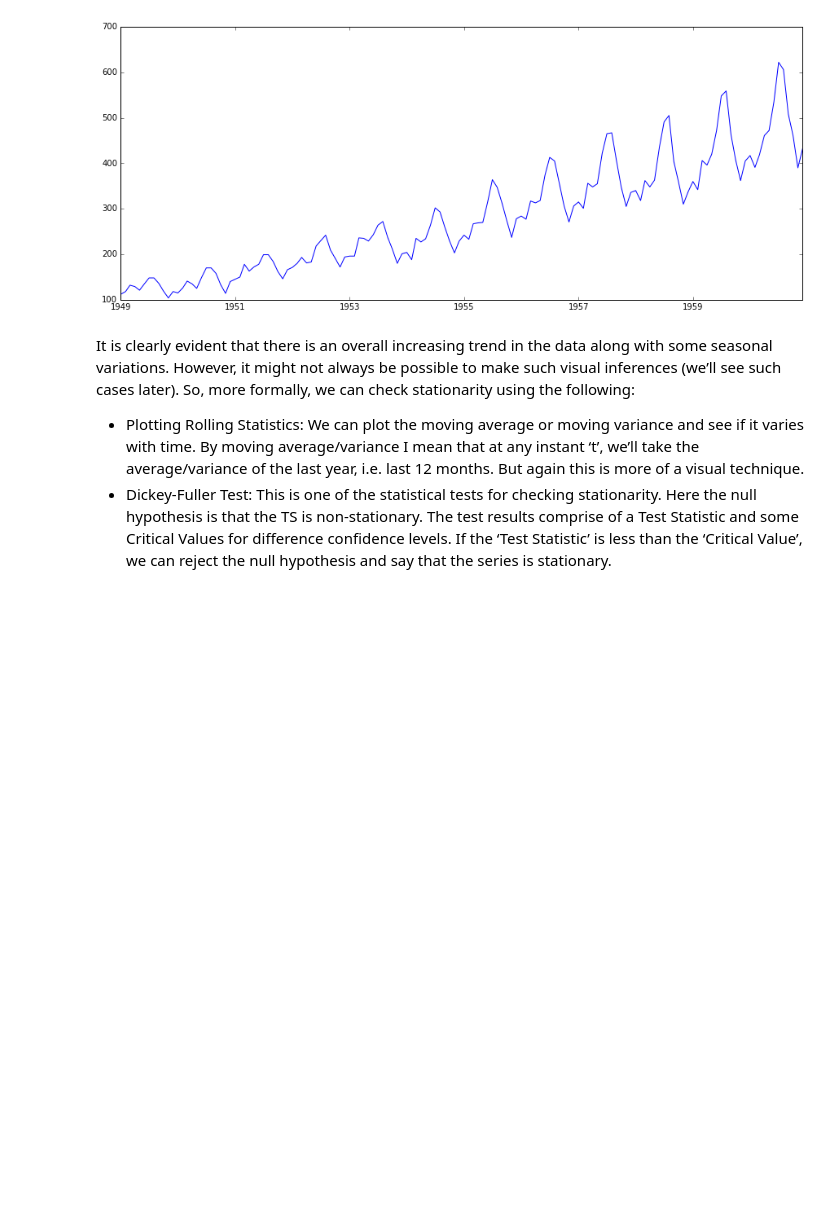
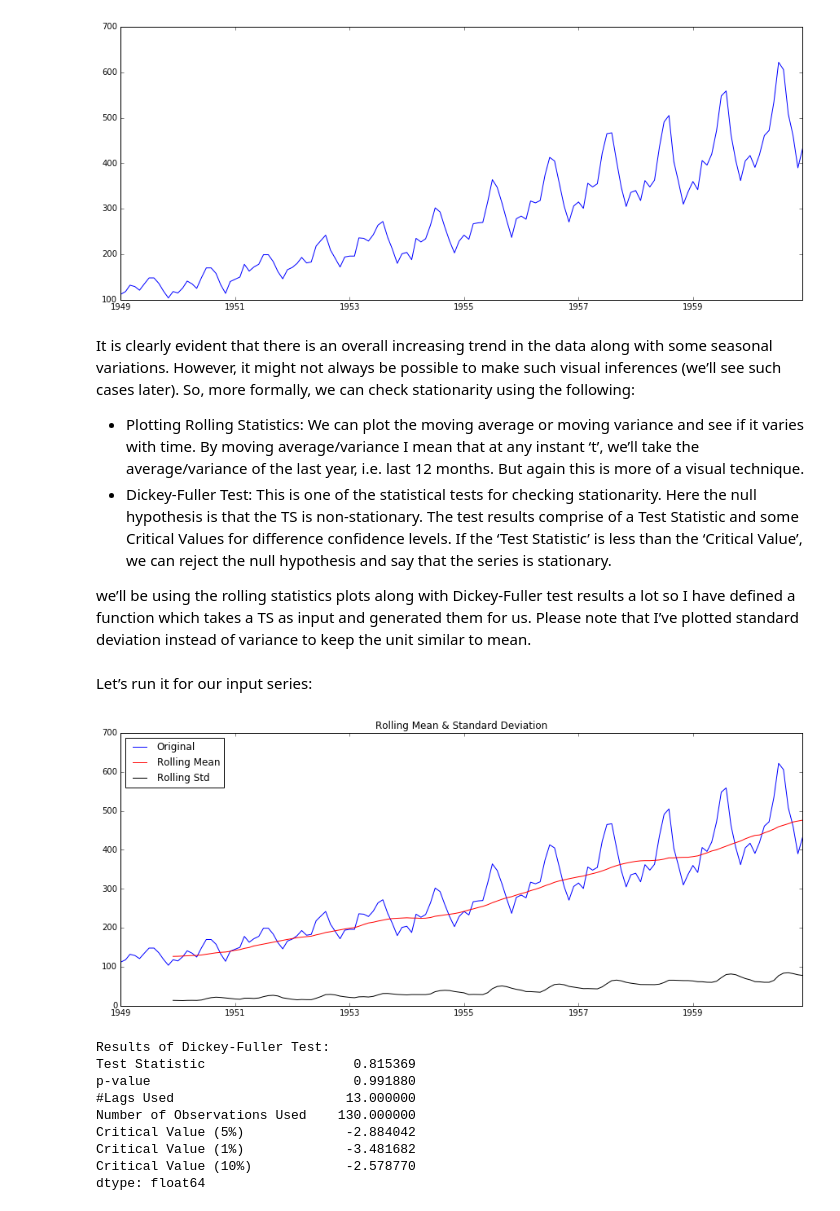
Before and after one commit to benjaminsw/timeseries_pandas, a Jupyter notebook: Time Series.ipynb, the cells around one changed output. Saved outputs shown, nothing was run; the diff lists cells and outputs as text; code cells hidden in the pictures; blank space fills up the shorter version.

Commit message:
Forecasting a Time Series

```diff
--- a/Time Series.ipynb
+++ b/Time Series.ipynb
@@ -173,3 +176,42 @@ It is clearly evident that there is an overall increasing trend in the data alon
 
 + Plotting Rolling Statistics: We can plot the moving average or moving variance and see if it varies with time. By moving average/variance I mean that at any instant ‘t’, we’ll take the average/variance of the last year, i.e. last 12 months. But again this is more of a visual technique.
 + Dickey-Fuller Test: This is one of the statistical tests for checking stationarity. Here the null hypothesis is that the TS is non-stationary. The test results comprise of a Test Statistic and some Critical Values for difference confidence levels. If the ‘Test Statistic’ is less than the ‘Critical Value’, we can reject the null hypothesis and say that the series is stationary.
+
+we’ll be using the rolling statistics plots along with Dickey-Fuller test results a lot so I have defined a function which takes a TS as input and generated them for us. Please note that I’ve plotted standard deviation instead of variance to keep the unit similar to mean.
+# %%
+def test_stationarity(timeseries):
+
+    #Determing rolling statistics
+    rolmean = pd.rolling_mean(timeseries, window=12)
+    rolstd = pd.rolling_std(timeseries, window=12)
+
+    #Plot rolling statistics:
+    orig = plt.plot(timeseries, color='blue',label='Original')
+    mean = plt.plot(rolmean, color='red', label='Rolling Mean')
+    std = plt.plot(rolstd, color='black', label = 'Rolling Std')
+    plt.legend(loc='best')
+    plt.title('Rolling Mean & Standard Deviation')
+    plt.show(block=False)
+
+    #Perform Dickey-Fuller test:
+    print 'Results of Dickey-Fuller Test:'
+    dftest = adfuller(timeseries, autolag='AIC')
+    dfoutput = pd.Series(dftest[0:4], index=['Test Statistic','p-value','#Lags Used','Number of Observations Used'])
+    for key,value in dftest[4].items():
+        dfoutput['Critical Value (%s)'%key] = value
+    print dfoutput
+# %% [markdown]
+Let’s run it for our input series:
+# %%
+test_stationarity(ts)
+# %% [output]
+[figure, added]
+Results of Dickey-Fuller Test:
+Test Statistic                   0.815369
+p-value                          0.991880
+#Lags Used                      13.000000
+Number of Observations Used    130.000000
+Critical Value (5%)             -2.884042
+Critical Value (1%)             -3.481682
+Critical Value (10%)            -2.578770
+dtype: float64
```
Also changed, not shown: parts of 31 cells of this notebook.
